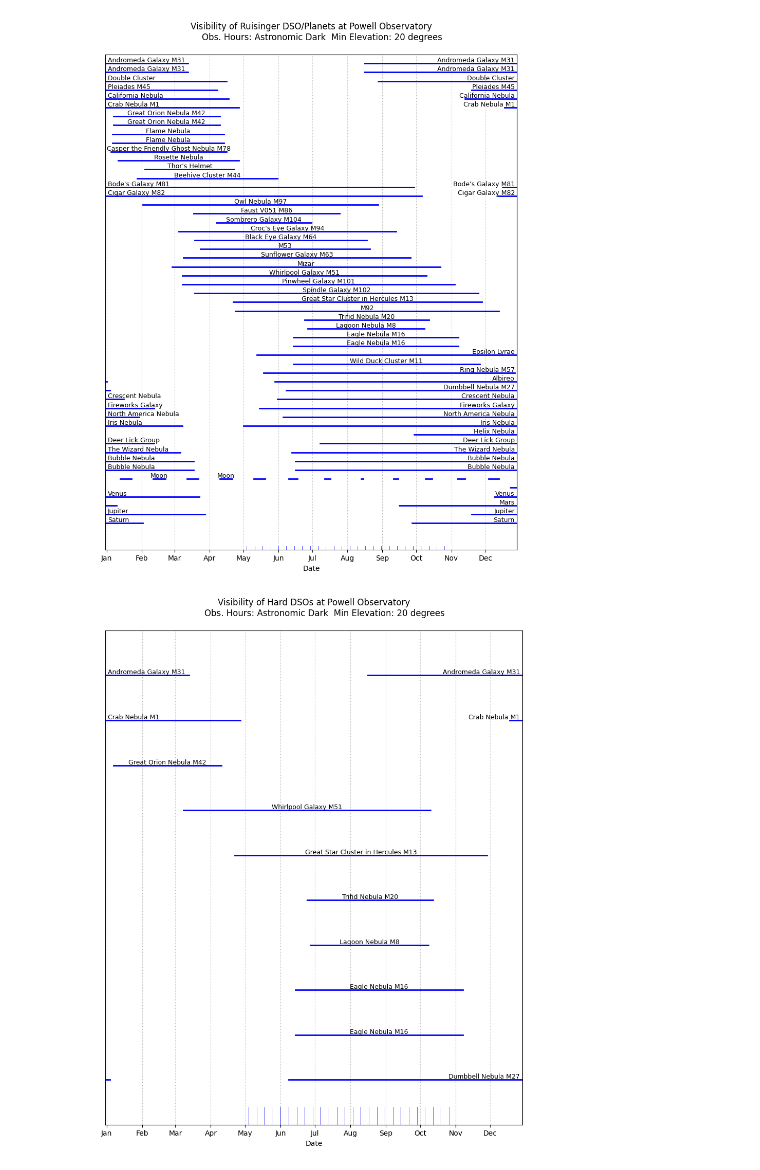
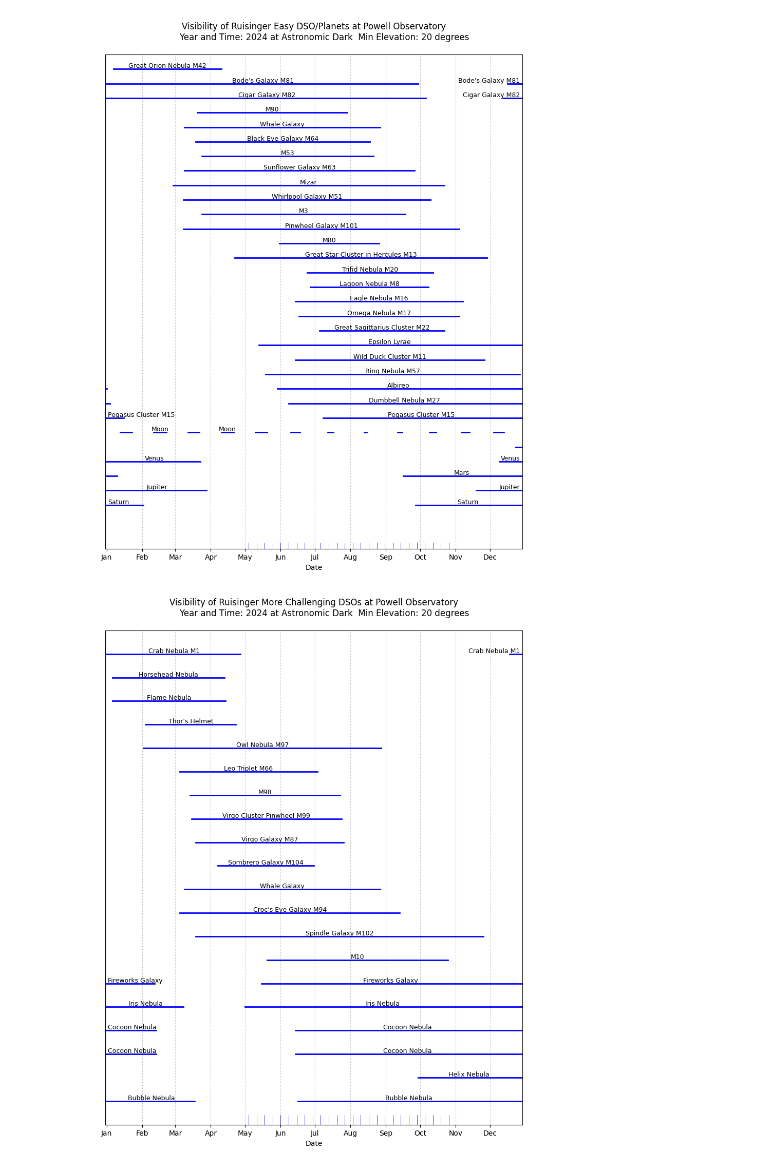
Before and after one commit to dmccallie/astropy-planner, a Jupyter notebook: V2_print_sky_schedules.ipynb, the cells around one changed output. Cells and saved outputs as stored; diff of their text form; code cells hidden in the pictures.

Commit message:
print three pages

```diff
--- a/V2_print_sky_schedules.ipynb
+++ b/V2_print_sky_schedules.ipynb
@@ -220,48 +231,66 @@ public_nights = [dt.datetime(2024,5,4), dt.datetime(2024, 5,11), dt.datetime(202
                     dt.datetime(2024, 6,15), dt.datetime(2024, 6,22), dt.datetime(2024, 6,29),
                     dt.datetime(2024, 7,6), dt.datetime(2024, 7,13), dt.datetime(2024, 7,20),
                     dt.datetime(2024, 7,27), dt.datetime(2024, 8,3), dt.datetime(2024, 8,10),
                     dt.datetime(2024, 8,17), dt.datetime(2024, 8,24), dt.datetime(2024, 8,31),
                     dt.datetime(2024, 9,7), dt.datetime(2024, 9,14), dt.datetime(2024, 9,21),
                     dt.datetime(2024, 9,28), dt.datetime(2024, 10,5), dt.datetime(2024, 10,12),
                     dt.datetime(2024, 10,19), dt.datetime(2024, 10,26)]
 
 # generate the sampling times (Astropy Time objects)
 # one sample per day of year, taken after sundown (see horizon note)
 # -18 gives astronomical dark
 # this is actually pretty slow ~ 8 seconds for 365 days
 
 times = setup_onset_dark_times(dt.datetime(sample_year, 1, 1), powell, -18)
 
 # define some targets
-ruisinger_dsos = ['M 1', 'M 8', 'M 16',  'M 13', 'M 16', 'M 20', 'M 27', 'M 31', 'M 42', 'M 51',
-                    'M 53', 'M 57', 'M 63', 'M 64', 'M 78', 'M 81', 'M 82', 'M 86', 'M 92', 'M 94', 'M 101', 'M 102', 'M 104',
-                    'NGC 7293', 'NGC 7320', 'NGC 7635', 'NGC 6888', 'NGC 6946', 'NGC 7331',
-                    'NGC 2359', 'NGC 2023', 'NGC 2024', 'NGC 7380', 'NGC 7635', 'NGC 7023', 'NGC 4565',
-                    'SH2 279', 'Albireo', 'Mizar', 'Epsilon Lyrae'  ]
+ruisinger_easy = ['M 3', 'M 8', 'M 11', 'M 13', 'M 15', 'M 16', 'M 17', 'M 20', 'M 22', 'M 27', 'M 42', 'M 51', 'M 53', 'M 57', 'M 63',
+                  'M 64', 'M 80', 'M 81', 'M 82', 'M 90', 'M 101',
+                   'NGC 4631', 'Mizar', 'Albireo', 'Epsilon Lyrae']
 
-widefield_dsos = ['M 11', 'M 31', 'M 45', 'M 42', 'NGC 2238', 'NGC 1499', 'IC 1805', 'IC 1396', 'IC 1848', 'M 44', 'M 97',
-                  'NGC 884', 'NGC 6995', 'NGC 2024', 'NGC 7000']
+ruisinger_hard = ['M 1', 'M 10', 'M 66', 'M 87', 'M 94','M 97', 'M 98', 'M 99', 'M 102', 'M 104', 'NGC 6946',
+                  'NGC 2024', 'B 33', 'SH2 125', 'NGC 4631', 'NGC 6946', 'NGC 7293', 'NGC 7635', 'NGC 2359', 'NGC 7023', 'B 168' ]
 
-ruisinger_dsos += widefield_dsos
+widefield_dsos = ['M 11', 'M 31', 'M 45', 'M 42', 'M 97', 'SH2 131', 'NGC 2238', 'NGC 1499', 'NGC 3628',
+                  'IC 1805', 'IC 1396', 'IC 1848', 'M 44', 'M 97', 'SH2 190',
+                  'NGC 884', 'NGC 6979', 'NGC 6992', 'NGC 6995', 'NGC 2024', 'NGC 7000', 'NGC 7380']
+
+
+# ruisinger_dsos = ['M 1', 'M 8', 'M 16',  'M 13', 'M 16', 'M 20', 'M 27', 'M 31', 'M 42', 'M 51',
+#                     'M 53', 'M 57', 'M 63', 'M 64', 'M 78', 'M 81', 'M 82', 'M 86', 'M 92', 'M 94', 'M 101', 'M 102', 'M 104',
+#                     'NGC 7293', 'NGC 7320', 'NGC 7635', 'NGC 6888', 'NGC 6946', 'NGC 7331',
+#                     'NGC 2359', 'NGC 2023', 'NGC 2024', 'NGC 7380', 'NGC 7635', 'NGC 7023', 'NGC 4565',
+#                     'SH2 279', 'Albireo', 'Mizar', 'Epsilon Lyrae'  ]
+
+
+
+# ruisinger_dsos += widefield_dsos
+
+ruisinger_easy = list(set(ruisinger_easy))
+ruisinger_hard = list(set(ruisinger_hard))
+widefield_dsos = list(set(widefield_dsos))
 
 planets = ['Moon', 'Mercury', 'Venus', 'Mars', 'Jupiter', 'Saturn', 'Uranus', 'Neptune' ]
 
 # calculate the altitudes for the targets at the sample times
-target_day_altitude, target_names = calculate_altitudes_for_sample_times(ruisinger_dsos, planets, times, powell, )
+target_day_altitude, target_names = calculate_altitudes_for_sample_times(ruisinger_easy, planets, times, powell, )
 
 min_ele = 20
-plot_sky_chart(powell, target_names, target_day_altitude, "Astronomic Dark", min_ele,
-                "Ruisinger DSO/Planets", public_nights, print_file_path=None)
+plot_sky_chart(powell, target_names, target_day_altitude, "2024 at Astronomic Dark", min_ele,
+                "Ruisinger Easy DSO/Planets", public_nights, print_file_path=None)
 
 # second chart
-hard_dsos = ['M 1', 'M 8', 'M 16',  'M 13', 'M 16', 'M 20', 'M 27', 'M 31', 'M 42', 'M 51']
-planets = []
 
-target_day_altitude, target_names = calculate_altitudes_for_sample_times(hard_dsos, planets, times, powell, )
+target_day_altitude, target_names = calculate_altitudes_for_sample_times(ruisinger_hard, [], times, powell, )
 
 min_ele = 20
-plot_sky_chart(powell, target_names, target_day_altitude, "Astronomic Dark", min_ele,
-                "Hard DSOs", public_nights, print_file_path=None)
+plot_sky_chart(powell, target_names, target_day_altitude, "2024 at Astronomic Dark", min_ele,
+                "Ruisinger More Challenging DSOs", public_nights, print_file_path=None)
+
+# widefield chart
+target_day_altitude, target_names = calculate_altitudes_for_sample_times(widefield_dsos, [], times, powell, )
+plot_sky_chart(powell, target_names, target_day_altitude, "2024 at Astronomic Dark", min_ele,
+                "Widefield DSOs", public_nights, print_file_path=None)
 # %% [output]
-[figure, old version]
+[figure, new version]
-[figure, old version]
+[figure, new version]
```
Also changed, not shown: parts of 2 cells of this notebook, 3 other files.
